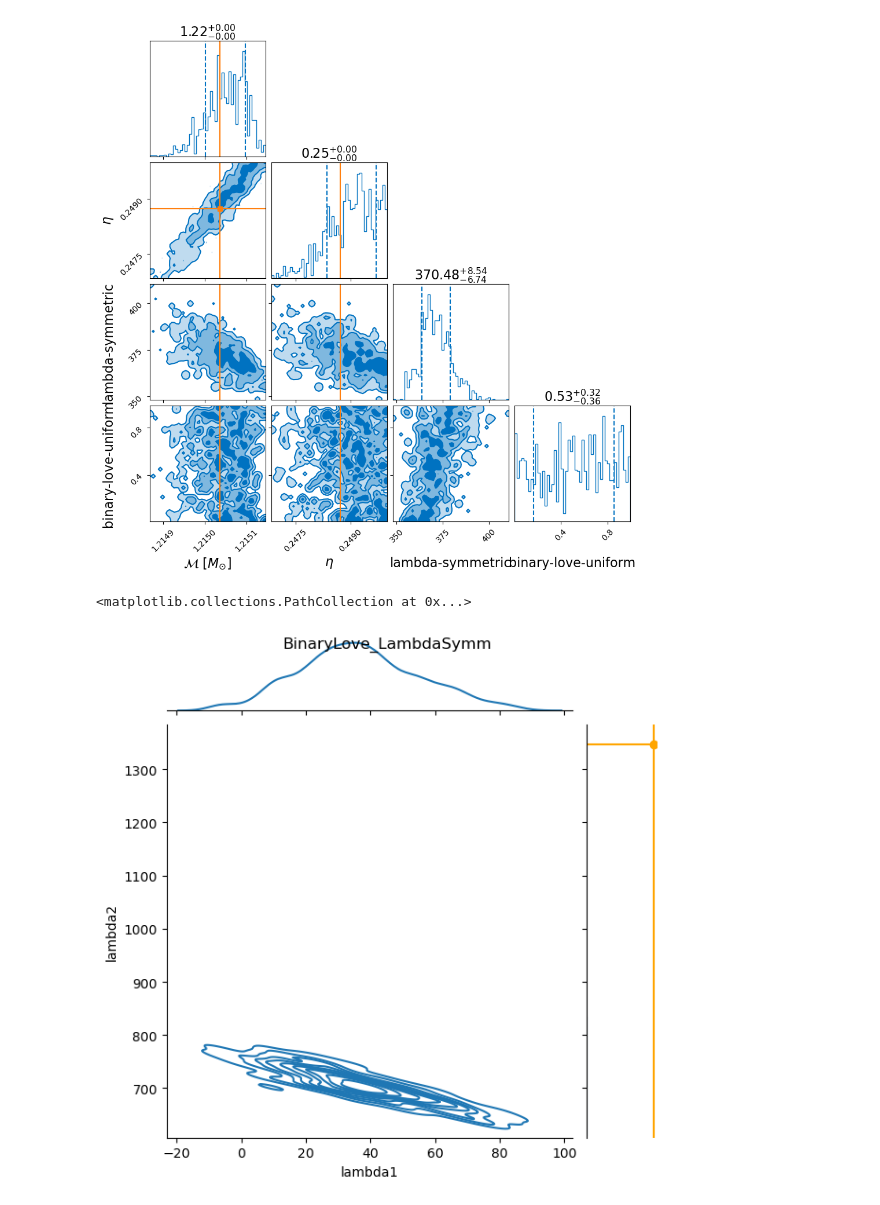
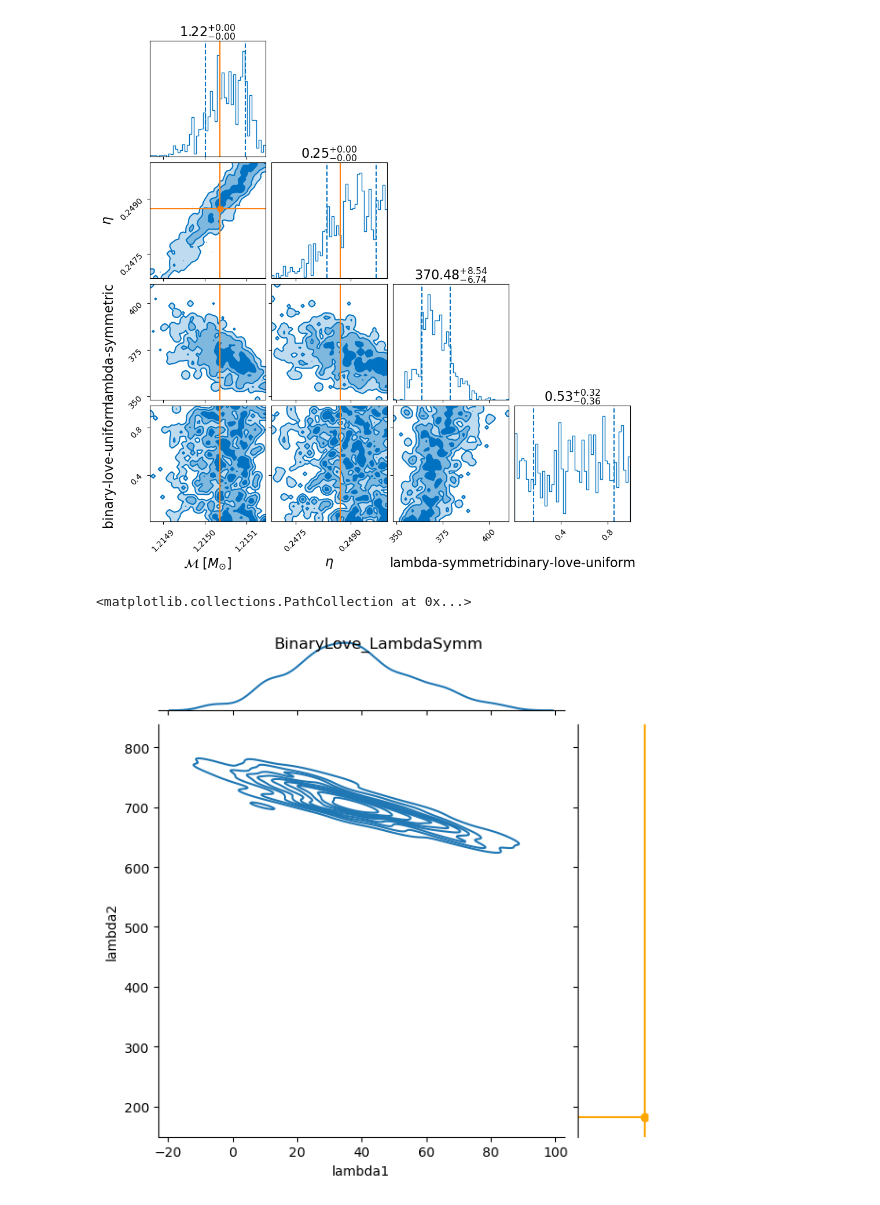
Before and after one commit to daniellmarc/Binary_Love, a Jupyter notebook: binary_love_Symm/Binary_love_Symm.ipynb, the cells around one changed output. Drawn from its saved outputs; the diff is of its cells as text; code cells hidden in the pictures.

Commit message:
new lambdas

```diff
--- a/binary_love_Symm/Binary_love_Symm.ipynb
+++ b/binary_love_Symm/Binary_love_Symm.ipynb
@@ -240,36 +240,36 @@ result.posterior['lambda1'] = result.posterior.apply(lambda row :
 result.posterior['lambda2'] = result.posterior.apply(lambda row :
         bilby.gw.conversion.binary_love_lambda_symmetric_to_lambda_1_lambda_2_manual_marginalisation(
                 row['binary_love_uniform'],row['lambda_symmetric'],row['symmetric_mass_ratio']
                 )[1], axis = 1)
 
 sns.jointplot( x=result.posterior['lambda1'], y=result.posterior['lambda2'],kind = 'kde').fig.suptitle("BinaryLove_LambdaSymm")
 
 # import matplotlib.pyplot as plt
 
 # #lambda 2 y
 # plt.axhline(y=result.injection_parameters['lambda_2'], color="orange", linestyle="-")
 # #lambda 2 x
 # plt.axvline(x= result.injection_parameters['lambda_1'], color="orange")
 # #Add the point
 # plt.scatter(result.injection_parameters['lambda_1'], result.injection_parameters['lambda_2'],color = 'orange')
 
-lambda_1 =438.673030727713 #
-lambda_2 =1346.68123938  #
+lambda_1=438.673030727713, #
+lambda_2=182.367432516109
 
 
 import matplotlib.pyplot as plt
 
 #lambda 2 y
 plt.axhline(y= lambda_2 , color="orange", linestyle="-")
 #lambda 1 x
 plt.axvline(x= lambda_1, color="orange")
 #Add the point
 plt.scatter(lambda_1, lambda_2, color = 'orange')
 
 # plt.show()
 # %% [output]
 <matplotlib.collections.PathCollection at 0x...>
-[figure, old version]
+[figure, new version]
 # %%
 sns.kdeplot( x=result.posterior['lambda1'], y=result.posterior['lambda2'],color = 'green', label='Binary_love_&_LambdaSymm')
 
```
Also changed, not shown: parts of 1 cell of this notebook.
